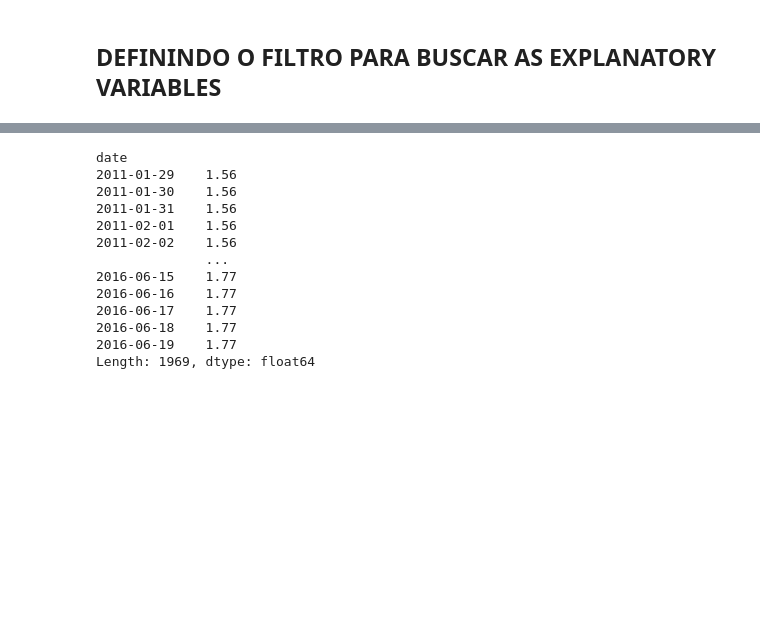
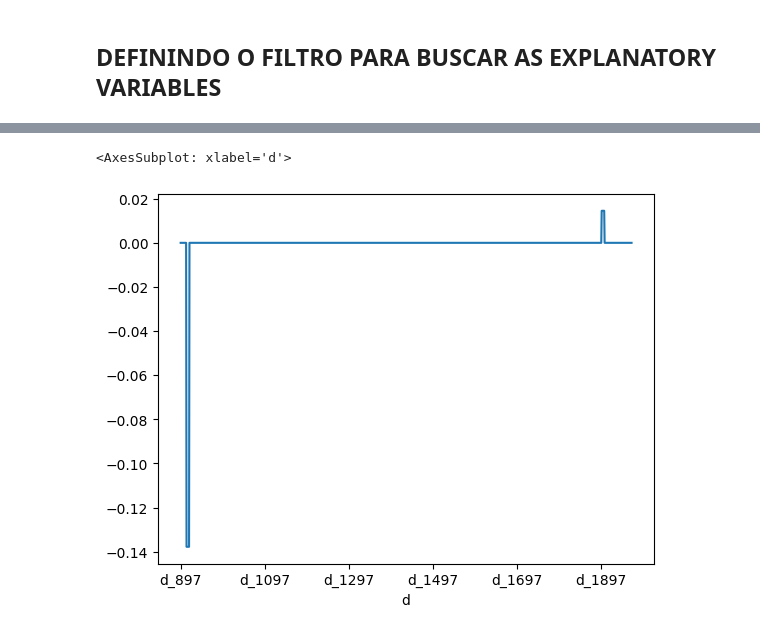
Before and after one commit to Faluhelyi/pibic_2021-2022, a Jupyter notebook: teste.ipynb, the cells around one changed output, grey strips where cells are left out. Drawn from its saved outputs; the diff is of its cells as text; code cells hidden in the pictures; blank space fills up the shorter version.

```diff
--- a/teste.ipynb
+++ b/teste.ipynb
@@ -132,19 +155,8 @@ Freq: D, Length: 1969, dtype: float64
 # %%
-get_price('HOBBIES_1_009', 'CA_1')
+get_price('HOBBIES_1_001', 'CA_1').plot()
 # %% [output]
-date
-2011-01-29    1.56
-2011-01-30    1.56
-2011-01-31    1.56
-2011-02-01    1.56
-2011-02-02    1.56
-              ...
-2016-06-15    1.77
-2016-06-16    1.77
-2016-06-17    1.77
-2016-06-18    1.77
-2016-06-19    1.77
-Length: 1969, dtype: float64
+<AxesSubplot: xlabel='d'>
+[figure, added]
 # %%
 exp_var = calendar[['date', 'd', 'weekday', 'event_type_1', 'event_type_2', 'snap_CA', 'snap_TX', 'snap_WI']].copy()
 exp_var.fillna('No_event', inplace = True)
```
Also changed, not shown: parts of 5 cells of this notebook.
